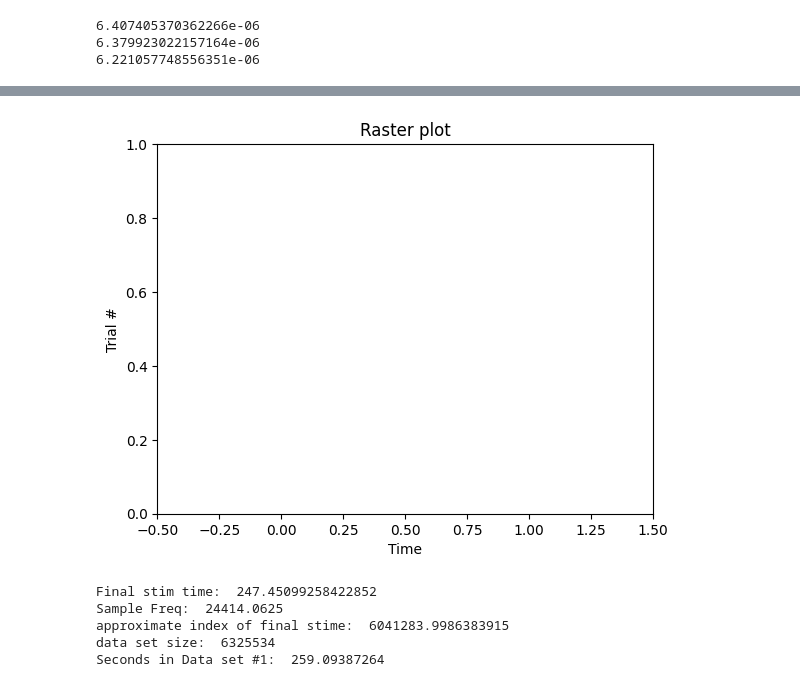
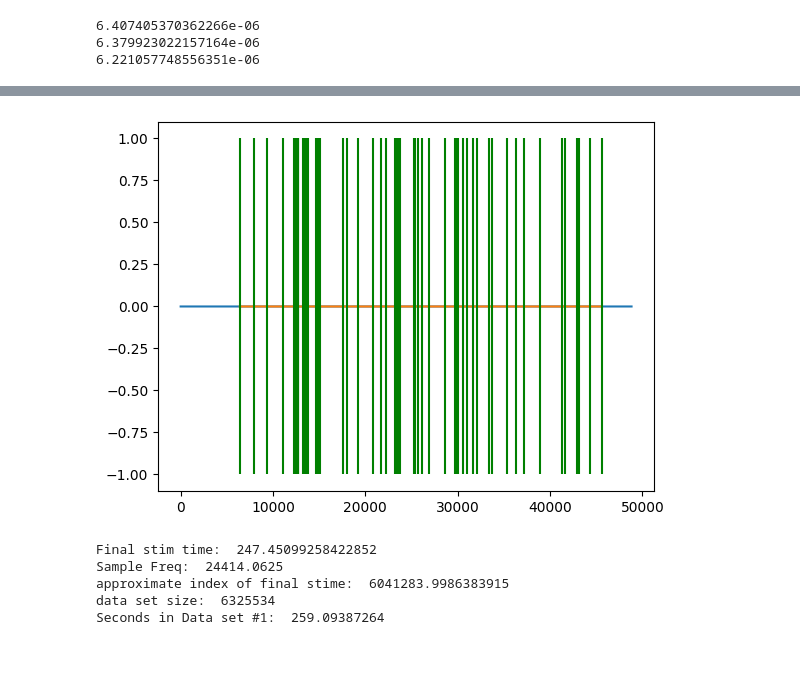
Before and after one commit to brownj47/ecog_signal_processing, a Jupyter notebook: test.ipynb, the cells around one changed output, grey strips where cells are left out. Cells and saved outputs as stored; diff of their text form; code cells hidden in the pictures; blank space fills up the shorter version.

Commit message:
formatting consistency, created function to make subsequent trials easier to analyze

```diff
--- a/test.ipynb
+++ b/test.ipynb
@@ -32,5 +31,4 @@ from scipy.signal import butter , sosfilt , sosfiltfilt, find_peaks
 # %%
-
 def filter500to5k(sample_frequency):
     """
     Returns a discrete time filter coefficients in sos format
@@ -38,12 +36,18 @@ def filter500to5k(sample_frequency):
     :return: sos, G
     """
 
-    order = 1 # order, for bandpass filter the effective order is doubled
-    lower_cutoff_frequency = 500 # cutoff frequency 1
-    upper_cutoff_frequency = 5000 # cutoff frequency 2
+    order = 1  # order, for bandpass filter the effective order is doubled
+    lower_cutoff_frequency = 500  # cutoff frequency 1
+    upper_cutoff_frequency = 5000  # cutoff frequency 2
 
     # Design the Butterworth filter
-    sos_filter_array = butter(order, [lower_cutoff_frequency, upper_cutoff_frequency], btype='bandpass', fs=sample_frequency, output='sos')
+    sos_filter_array = butter(
+        order,
+        [lower_cutoff_frequency, upper_cutoff_frequency],
+        btype="bandpass",
+        fs=sample_frequency,
+        output="sos",
+    )
     print("SOS FILTER ARRAY: ", sos_filter_array)
     return sos_filter_array
 # %%
@@ -141,18 +173,23 @@ print(len(peaks))
 # %%
 # Raster Plot
 plt.figure()
 
+plt.plot(data_pattern_1_filtered[trial_start:trial_end])
+plt.plot(peaks,data_pattern_1_filtered[peaks + trial_start] )
+
+plt.vlines(peaks, -1,1 ,colors="g")
+
+plt.plot()
 # for iT in range(n_trials):  # for each trial
 #     spike_t = spikes[iT][0] - stim_on[iT]  # get spike times in a trial, relative to stimulus onset
 #     # Plot each spike as a | at a given time along the same row
 #     plt.plot(spike_t, np.ones(len(spike_t)) * (iT + 1), 'k|')  # 'k|' for black vertical lines
 
-
-plt.xlim([-0.5, 1.5])  # Limit the x-axis
-plt.xlabel('Time')
-plt.ylabel('Trial #')
-plt.title('Raster plot')
+# plt.xlim([-0.5, 1.5])  # Limit the x-axis
+# plt.xlabel("Time")
+# plt.ylabel("Trial #")
+# plt.title("Raster plot")
 plt.show()
 # %% [output]
-[figure, old version]
+[figure, new version]
 # %%
```
Also changed, not shown: parts of 7 cells of this notebook.
